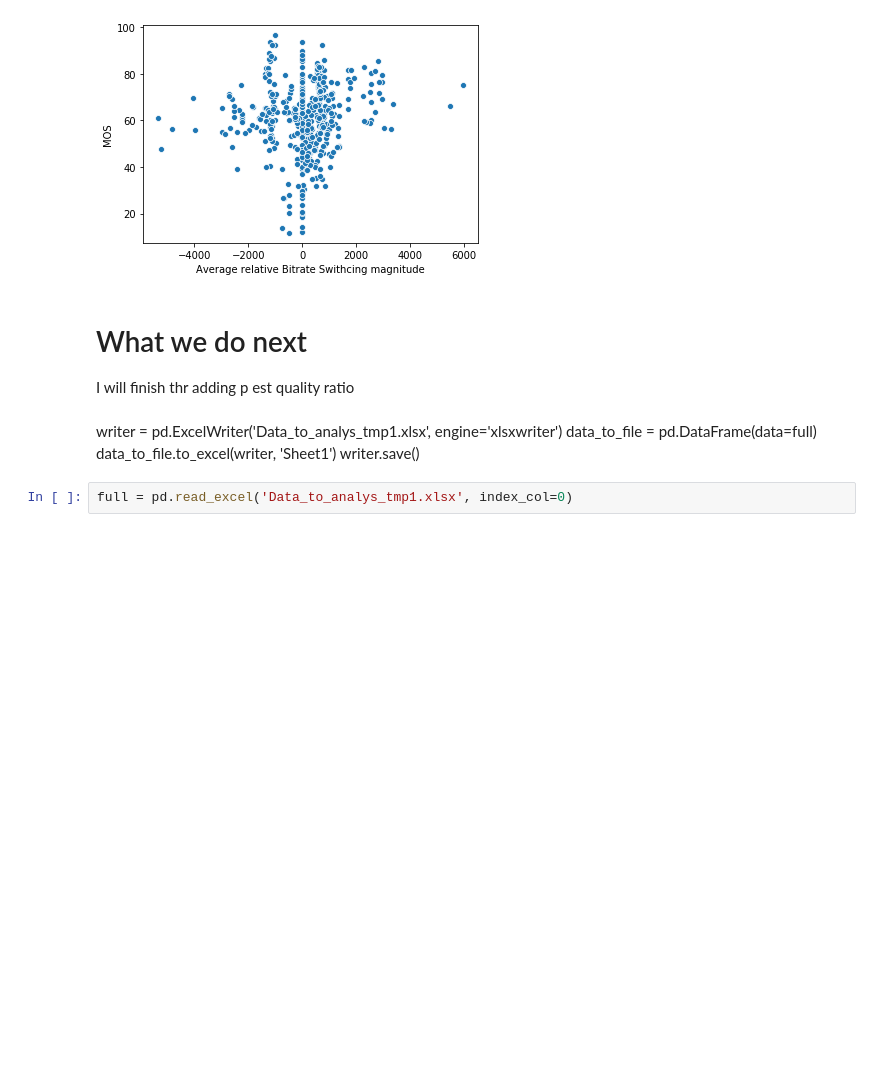
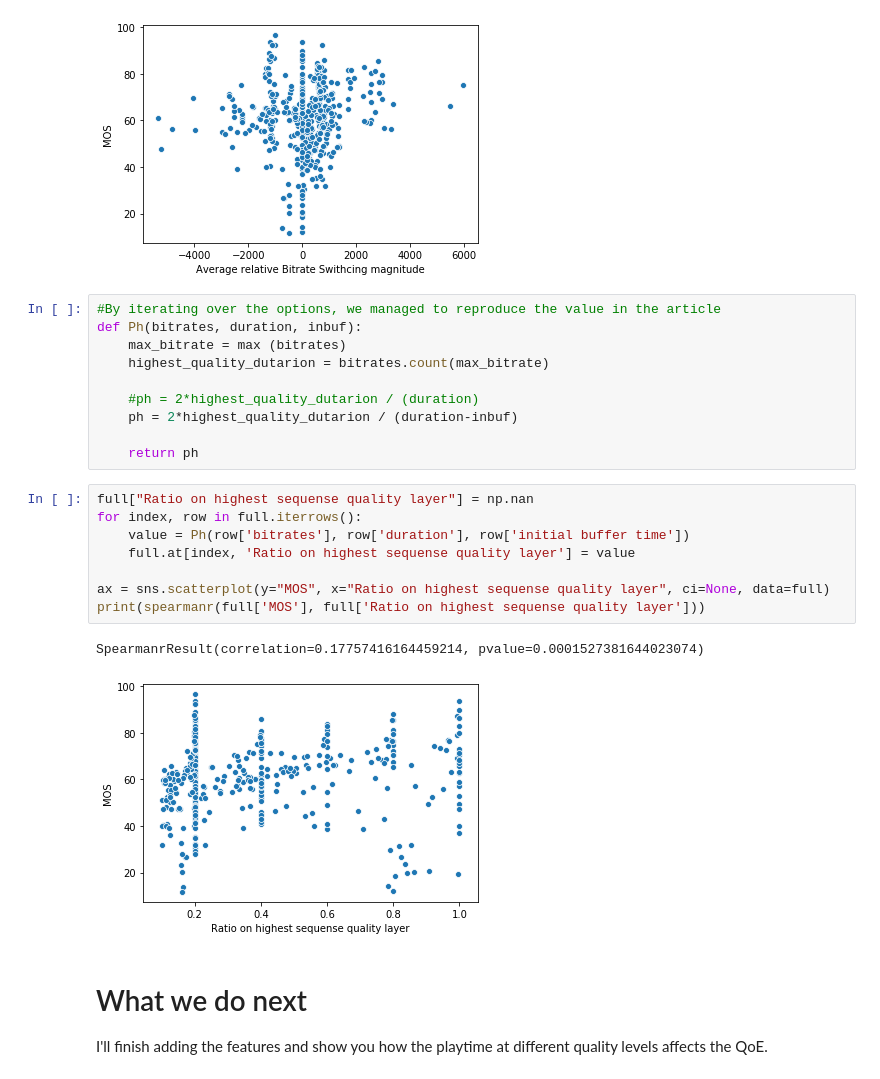
Before and after one commit to AleksandrIvchenko/QoE-assesment, a Jupyter notebook: Analysis_Waterloo-Part1.ipynb, the cells around one changed output. Cells and saved outputs as stored; diff of their text form; blank space fills up the shorter version.

```diff
--- a/Analysis_Waterloo-Part1.ipynb
+++ b/Analysis_Waterloo-Part1.ipynb
@@ -583,15 +582,28 @@ print(spearmanr(full['MOS'], full['Average relative Bitrate Swithcing magnitude'
 SpearmanrResult(correlation=0.10822992887052169, pvalue=0.02166063964763299)
 SpearmanrResult(correlation=0.1333803792919883, pvalue=0.004593634315815448)
 [figure]
+# %%
+#By iterating over the options, we managed to reproduce the value in the article
+def Ph(bitrates, duration, inbuf):
+    max_bitrate = max (bitrates)
+    highest_quality_dutarion = bitrates.count(max_bitrate)
+
+    #ph = 2*highest_quality_dutarion / (duration)
+    ph = 2*highest_quality_dutarion / (duration-inbuf)
+
+    return ph
+# %%
+full["Ratio on highest sequense quality layer"] = np.nan
+for index, row in full.iterrows():
+    value = Ph(row['bitrates'], row['duration'], row['initial buffer time'])
+    full.at[index, 'Ratio on highest sequense quality layer'] = value
+
+ax = sns.scatterplot(y="MOS", x="Ratio on highest sequense quality layer", ci=None, data=full)
+print(spearmanr(full['MOS'], full['Ratio on highest sequense quality layer']))
+# %% [output]
+SpearmanrResult(correlation=0.17757416164459214, pvalue=0.0001527381644023074)
+[figure, added]
 # %% [markdown]
 # What we do next
 
-I will finish thr adding p
-est quality ratio
+I'll finish adding the features and show you how the playtime at different quality levels affects the QoE.
-# %% [markdown]
-writer = pd.ExcelWriter('Data_to_analys_tmp1.xlsx', engine='xlsxwriter')
-data_to_file = pd.DataFrame(data=full)
-data_to_file.to_excel(writer, 'Sheet1')
-writer.save()
-# %%
-full = pd.read_excel('Data_to_analys_tmp1.xlsx', index_col=0)
```
Also changed, not shown: parts of 4 cells of this notebook, 1 other file.
